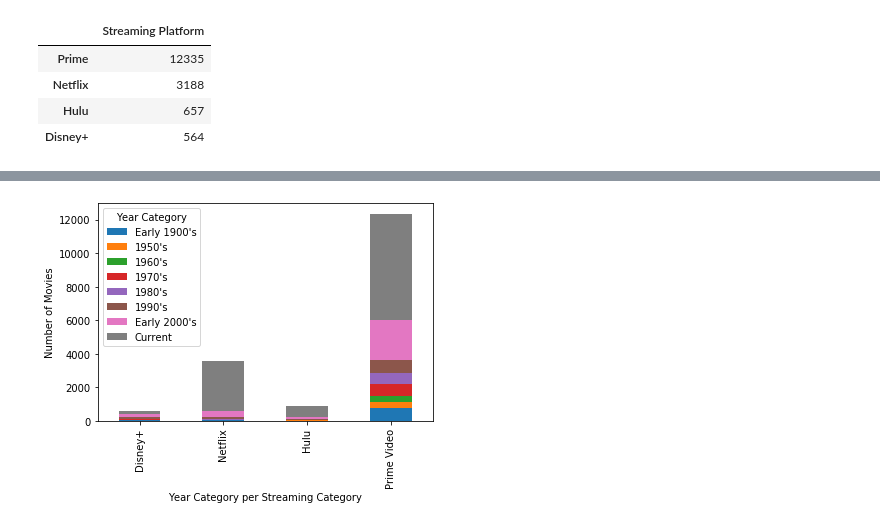
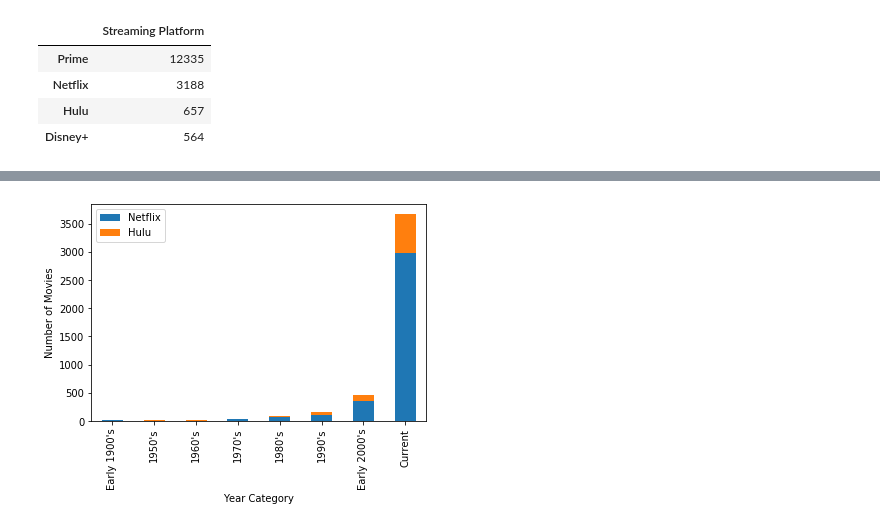
Before and after one commit to tracygoznikar/Project-1, a Jupyter notebook: Project1-Year Analysis.ipynb, the cells around one changed output, grey strips where cells are left out. Drawn from its saved outputs; the diff is of its cells as text; code cells hidden in the pictures.

```diff
--- a/Project1-Year Analysis.ipynb
+++ b/Project1-Year Analysis.ipynb
@@ -128,0 +144,3 @@ year_analysis2 = year_analysis.T
+# %%
+netflix_hulu = year_df.groupby(['Year Category'])[['Netflix', 'Hulu']].sum()
+netflix_hulu
@@ -129,8 +158,8 @@ year_analysis2 = year_analysis.T
 # %%
-count_chart = year_analysis2.plot(kind='bar', stacked=True)
-count_chart.set_xlabel("Year Category per Streaming Category")
-count_chart.set_ylabel('Number of Movies')
+netflix_vs_hulu = netflix_hulu.plot(kind='bar', stacked=True)
+netflix_vs_hulu.set_xlabel("Year Category")
+netflix_vs_hulu.set_ylabel('Number of Movies')
 
 plt.show()
 # %% [output]
-[figure, old version]
+[figure, new version]
```
Also changed, not shown: parts of 18 cells of this notebook.
